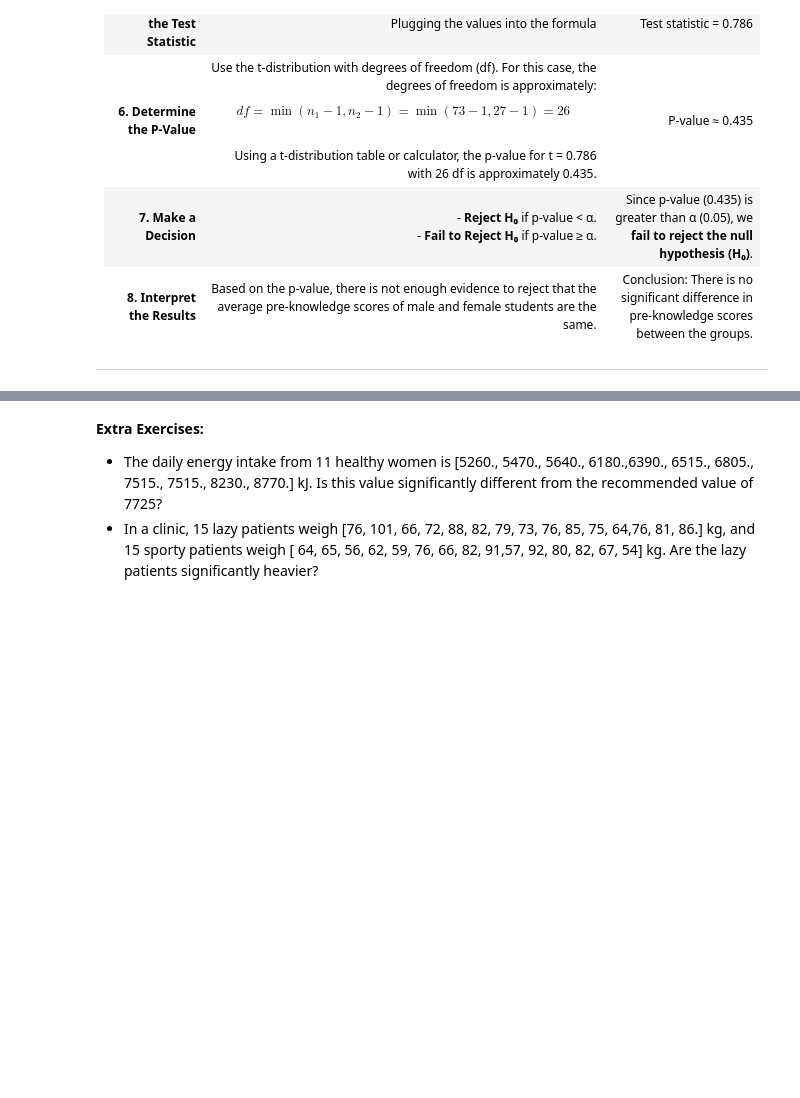
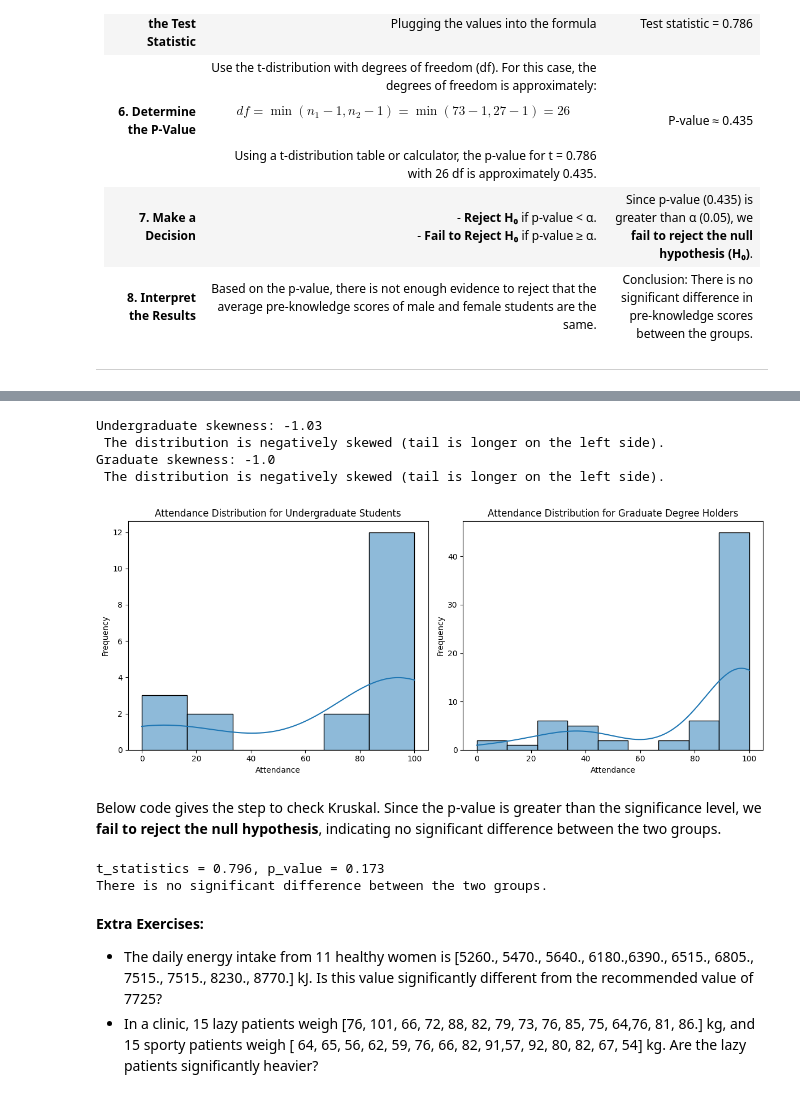
Before and after one commit to myothida/mmdt_statistics, a Jupyter notebook: 03_hypothesis_test.ipynb, the cells around one changed output, grey strips where cells are left out. Saved outputs shown, nothing was run; the diff lists cells and outputs as text; code cells hidden in the pictures; blank space fills up the shorter version.

```diff
--- a/03_hypothesis_test.ipynb
+++ b/03_hypothesis_test.ipynb
@@ -127,3 +149,12 @@ We want to test if there is a significant difference in pre-knowledge scores bet
 | **8. Interpret the Results** | Based on the p-value, there is not enough evidence to reject that the average pre-knowledge scores of male and female students are the same. | Conclusion: There is no significant difference in pre-knowledge scores between the groups. |
 
 ---
+# %%
+df['academic'] = df['academic'].astype('category')
+new_order = ['Class 12 Pass Out', 'Diploma', 'Diploma Graduate', 'Undergraduate Student',
+       'Graduate (Degree holder)', 'Not Currently Enrolled', 'Other']
+df['academic'] =df['academic'].cat.set_categories(new_categories = new_order, ordered = True)
+df_g = df.groupby("academic", observed = True)[['pre_score', 'attendance']].agg(num_stu = ('pre_score','count'),
+                                                                                avg_knowledge = ('pre_score','mean'), avg_attendance = ('attendance','mean'),
+                                                                                std_knowledge = ('pre_score','std'), std_attendance = ('attendance','std'))
+df_g
@@ -130,3 +197,69 @@ We want to test if there is a significant difference in pre-knowledge scores bet
+# %%
+import seaborn as sns
+import numpy as np
+import matplotlib.pyplot as plt
+from scipy.stats import skew, kurtosis
+
+# Extract data for Undergraduate and Graduate groups
+group1_data = df.loc[df['academic'] == "Undergraduate Student", 'attendance']
+group2_data = df.loc[df['academic'] == "Graduate (Degree holder)", 'attendance']
+
+# Calculate and print skewness
+grp1_skew = np.round(skew(group1_data),2)
+grp2_skew = np.round(skew(group2_data))
+if  grp1_skew == 0:
+    print(f"Undergraduate skewness: {grp1_skew} \n The distribution is perfectly symmetrical (ideal normal distribution).")
+elif grp1_skew>0:
+    print(f"Undergraduate skewness: {grp1_skew} \n The distribution is positively skewed (tail is longer on the right side).")
+else:
+    print(f"Undergraduate skewness: {grp1_skew} \n The distribution is negatively skewed (tail is longer on the left side).")
+
+if  grp2_skew == 0:
+    print(f"Graduate skewness: {grp2_skew} \n The distribution is perfectly symmetrical (ideal normal distribution).")
+elif grp1_skew>0:
+    print(f"Graduate skewness: {grp2_skew} \n The distribution is positively skewed (tail is longer on the right side).")
+else:
+    print(f"Graduate skewness: {grp2_skew} \n The distribution is negatively skewed (tail is longer on the left side).")
+
+# Create subplots
+fig, axes = plt.subplots(1, 2, figsize=(12, 5))
+# Plot histograms for the two groups
+sns.histplot(group1_data, kde=True, ax=axes[0])
+axes[0].set_title("Attendance Distribution for Undergraduate Students")
+axes[0].set_xlabel("Attendance")
+axes[0].set_ylabel("Frequency")
+
+sns.histplot(group2_data, kde=True, ax=axes[1])
+axes[1].set_title("Attendance Distribution for Graduate Degree Holders")
+axes[1].set_xlabel("Attendance")
+axes[1].set_ylabel("Frequency")
+
+# Show the plot
+plt.tight_layout()
+plt.show()
+# %% [output]
+Undergraduate skewness: -1.03
+ The distribution is negatively skewed (tail is longer on the left side).
+Graduate skewness: -1.0
+ The distribution is negatively skewed (tail is longer on the left side).
+[figure, added]
+# %% [markdown]
+Below code gives the step to check Kruskal. Since the p-value is greater than the significance level, we **fail to reject the null hypothesis**, indicating no significant difference between the two groups.
+# %%
+from scipy.stats import kruskal
+
+group1_data = df.loc[df['academic']=="Undergraduate Student", 'attendance']
+group2_data = df.loc[df['academic']=="Graduate (Degree holder)", 'attendance']
+stat, p_value = kruskal(group1_data, group2_data)
+print(f"t_statistics = {t_stat:.3f}, p_value = {p_value:.3f}")
+
+if p_value < alpha:
+    print("There is a significant difference between the two groups.")
+else:
+    print("There is no significant difference between the two groups.")
+# %% [output]
+t_statistics = 0.796, p_value = 0.173
+There is no significant difference between the two groups.
 # %% [markdown]
 **Extra Exercises:**
 
```
Also changed, not shown: parts of 4 cells of this notebook, 2 other files.
